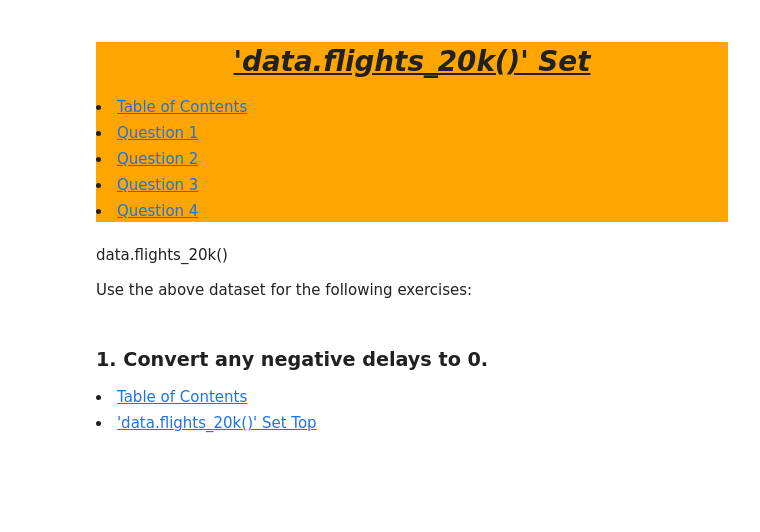
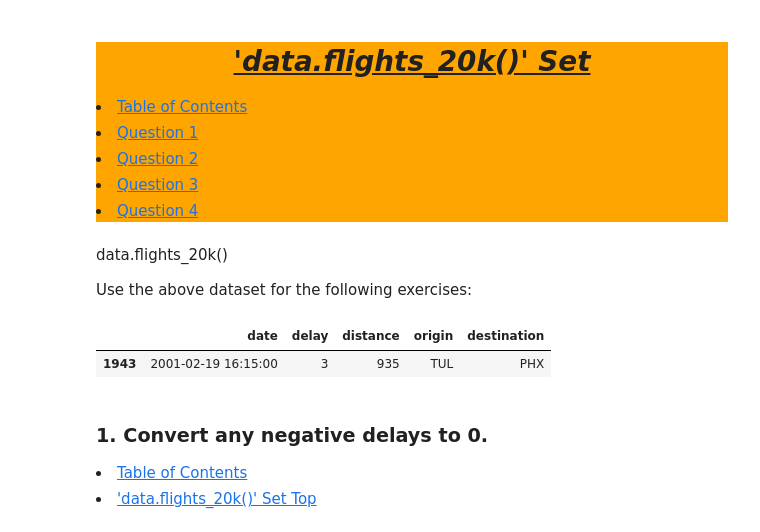
Before and after one commit to Jared-Wood135/time-series-exercises, a Jupyter notebook: working_with_time_series_data.ipynb, the cells around one changed output. Drawn from its saved outputs; the diff is of its cells as text; code cells hidden in the pictures; blank space fills up the shorter version.

```diff
--- a/working_with_time_series_data.ipynb
+++ b/working_with_time_series_data.ipynb
@@ -407,6 +398,12 @@ seattle_weather[seattle_weather.precipitation != 0].groupby([seattle_weather.dat
 data.flights_20k()
 
 Use the above dataset for the following exercises:
+# %%
+flights_20k = data.flights_20k()
+flights_20k.sample()
+# %% [output]
+|  | date | delay | distance | origin | destination |
+| 1943 | 2001-02-19 16:15:00 | 3 | 935 | TUL | PHX |
 # %% [markdown]
 <a id='set3q1'></a>
 ### 1. Convert any negative delays to 0.
```
Also changed, not shown: parts of 32 cells of this notebook.
